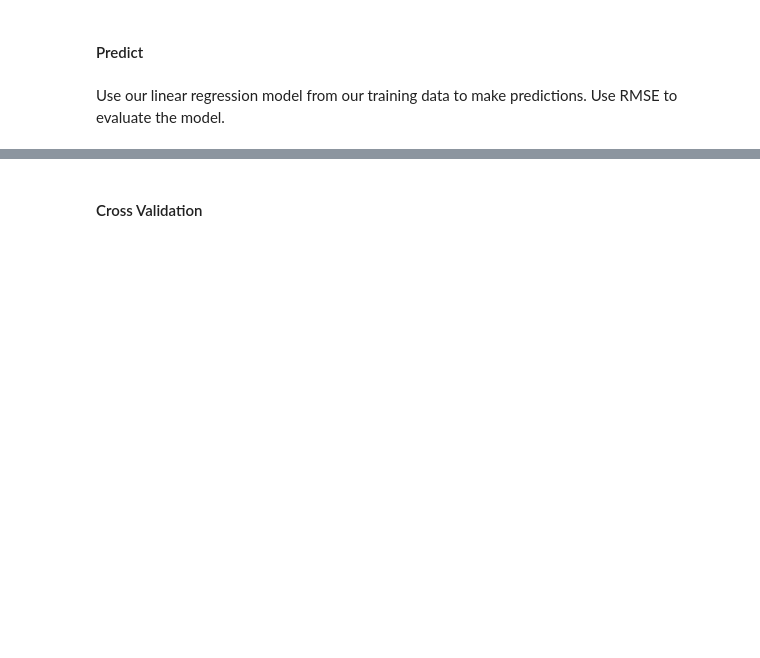
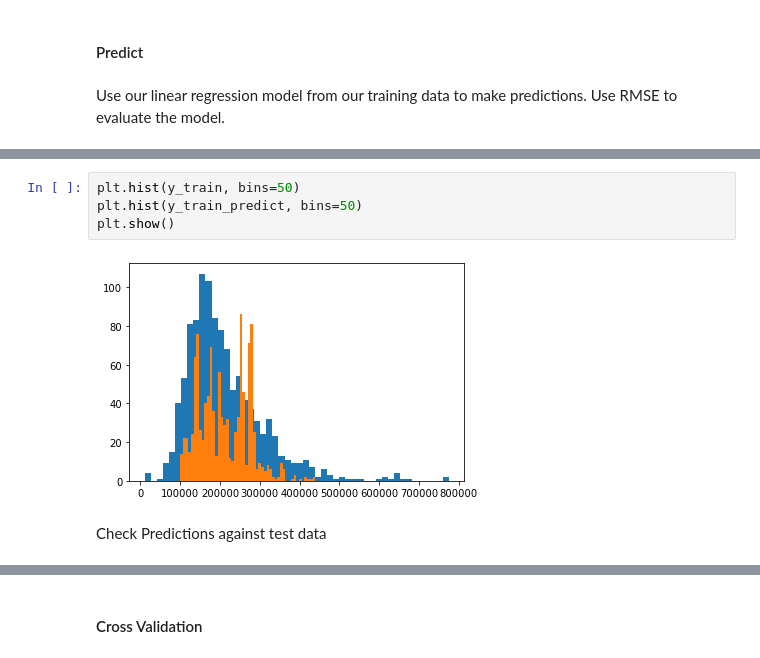
Before and after one commit to jaydenhooper/Predict-House-Prices, a Jupyter notebook: Assignment 1.ipynb, the cells around one changed output, grey strips where cells are left out. Drawn from its saved outputs; the diff is of its cells as text; blank space fills up the shorter version.

```diff
--- a/Assignment 1.ipynb
+++ b/Assignment 1.ipynb
@@ -346,0 +387,8 @@ RMSE on the training set: 56229.3622
+# %%
+plt.hist(y_train, bins=50)
+plt.hist(y_train_predict, bins=50)
+plt.show()
+# %% [output]
+[figure, added]
+# %% [markdown]
+Check Predictions against test data
```
Also changed, not shown: parts of 37 cells of this notebook, 1 other file.
